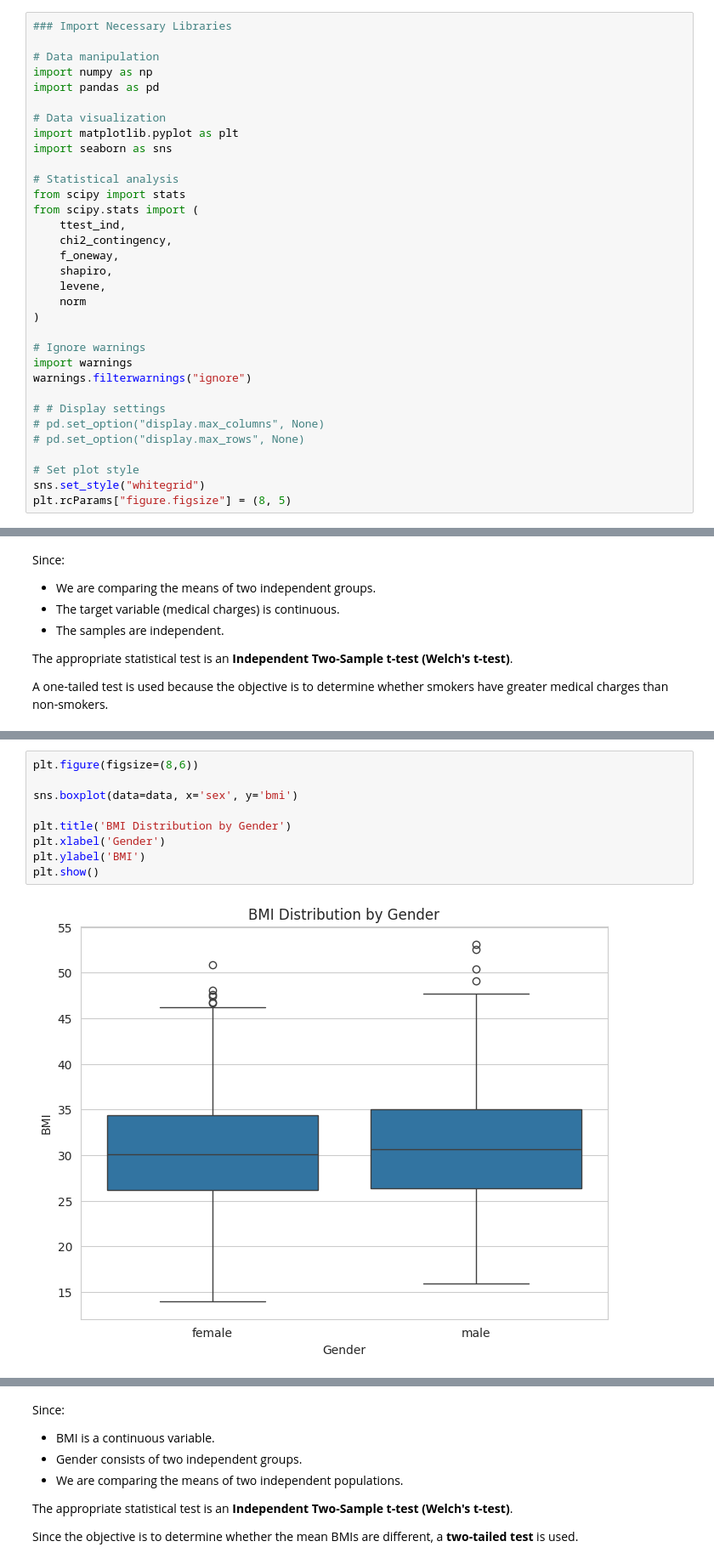
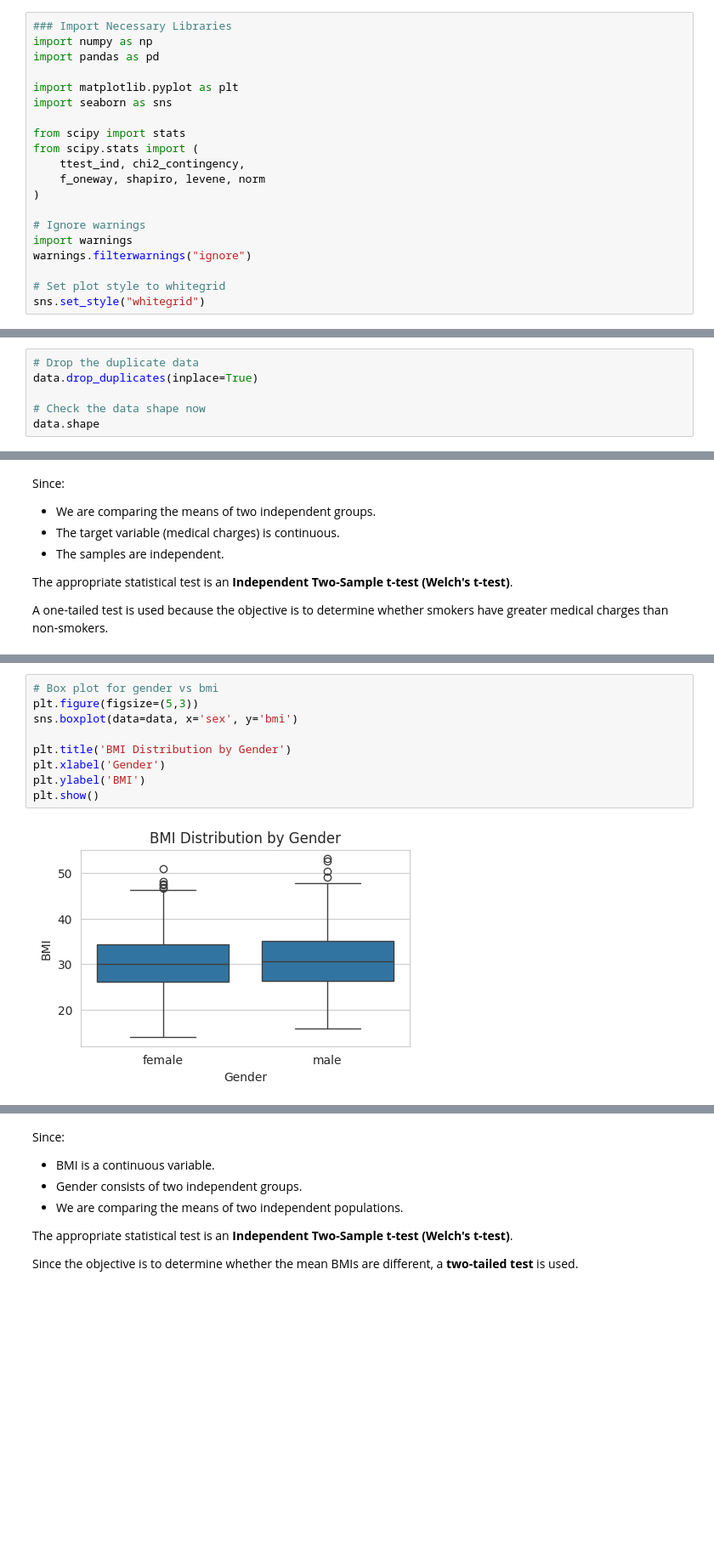
Before and after one commit to MonishDY/AI-Track, a Jupyter notebook: Capstone Project/MonishDY_230701195_Axis_Case_Study.ipynb, the cells around one changed output, grey strips where cells are left out. Shown at 85% size. Saved outputs shown, nothing was run; the diff lists cells and outputs as text; blank space fills up the shorter version.

```diff
--- a/Capstone Project/MonishDY_230701195_Axis_Case_Study.ipynb
+++ b/Capstone Project/MonishDY_230701195_Axis_Case_Study.ipynb
@@ -38,34 +54,21 @@ The Health Insurance Customer's data is a simple random sample from the populati
 # %%
 ### Import Necessary Libraries
-
-# Data manipulation
 import numpy as np
 import pandas as pd
 
-# Data visualization
 import matplotlib.pyplot as plt
 import seaborn as sns
 
-# Statistical analysis
 from scipy import stats
 from scipy.stats import (
-    ttest_ind,
-    chi2_contingency,
-    f_oneway,
-    shapiro,
-    levene,
-    norm
+    ttest_ind, chi2_contingency,
+    f_oneway, shapiro, levene, norm
 )
 
 # Ignore warnings
 import warnings
 warnings.filterwarnings("ignore")
 
-# # Display settings
-# pd.set_option("display.max_columns", None)
-# pd.set_option("display.max_rows", None)
-
-# Set plot style
+# Set plot style to whitegrid
 sns.set_style("whitegrid")
-plt.rcParams["figure.figsize"] = (8, 5)
 # %% [markdown]
@@ -200,0 +239,6 @@ dtype: int64
+# %%
+# Drop the duplicate data
+data.drop_duplicates(inplace=True)
+
+# Check the data shape now
+data.shape
@@ -517,11 +706,11 @@ Reject the Null Hypothesis
 # %%
-plt.figure(figsize=(8,6))
-
+# Box plot for gender vs bmi
+plt.figure(figsize=(5,3))
 sns.boxplot(data=data, x='sex', y='bmi')
 
 plt.title('BMI Distribution by Gender')
 plt.xlabel('Gender')
 plt.ylabel('BMI')
 plt.show()
 # %% [output]
-[figure, old version]
+[figure, new version]
```
Also changed, not shown: parts of 144 cells of this notebook.
